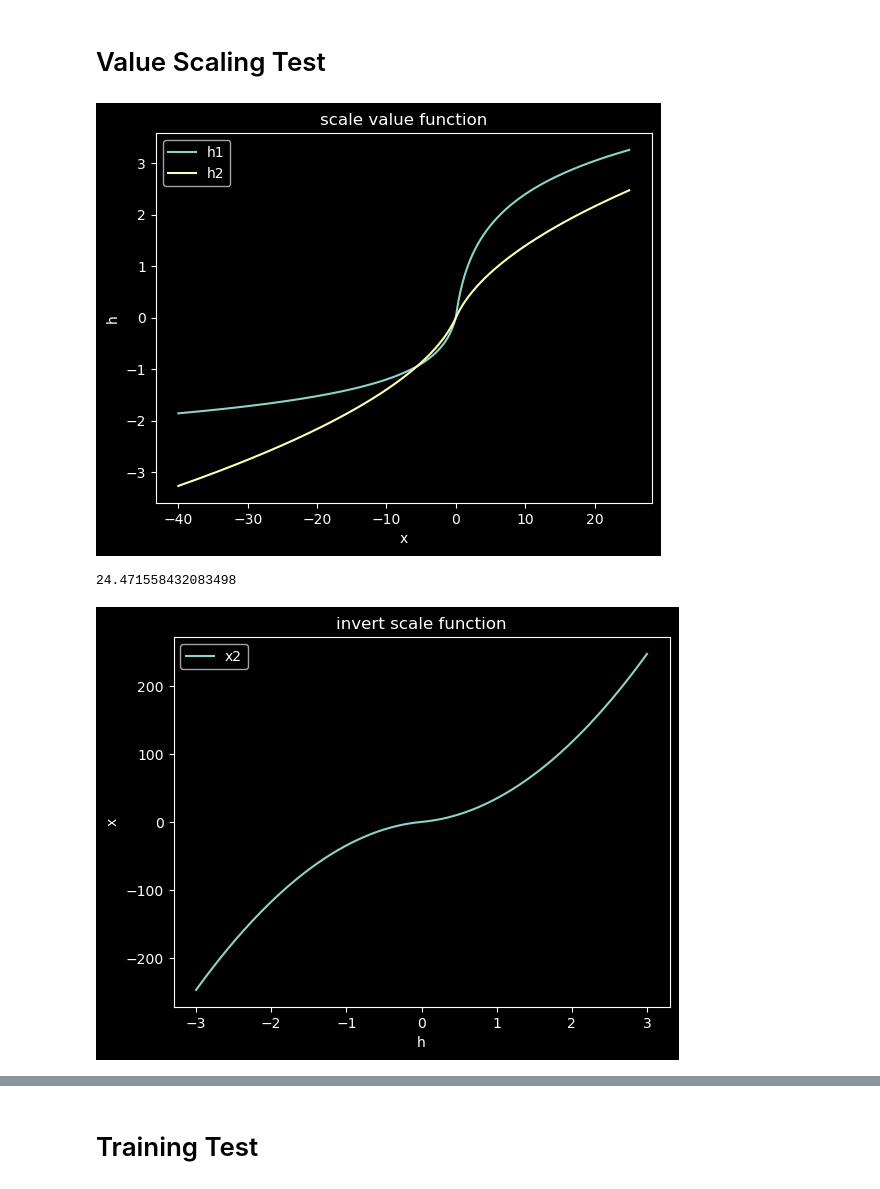
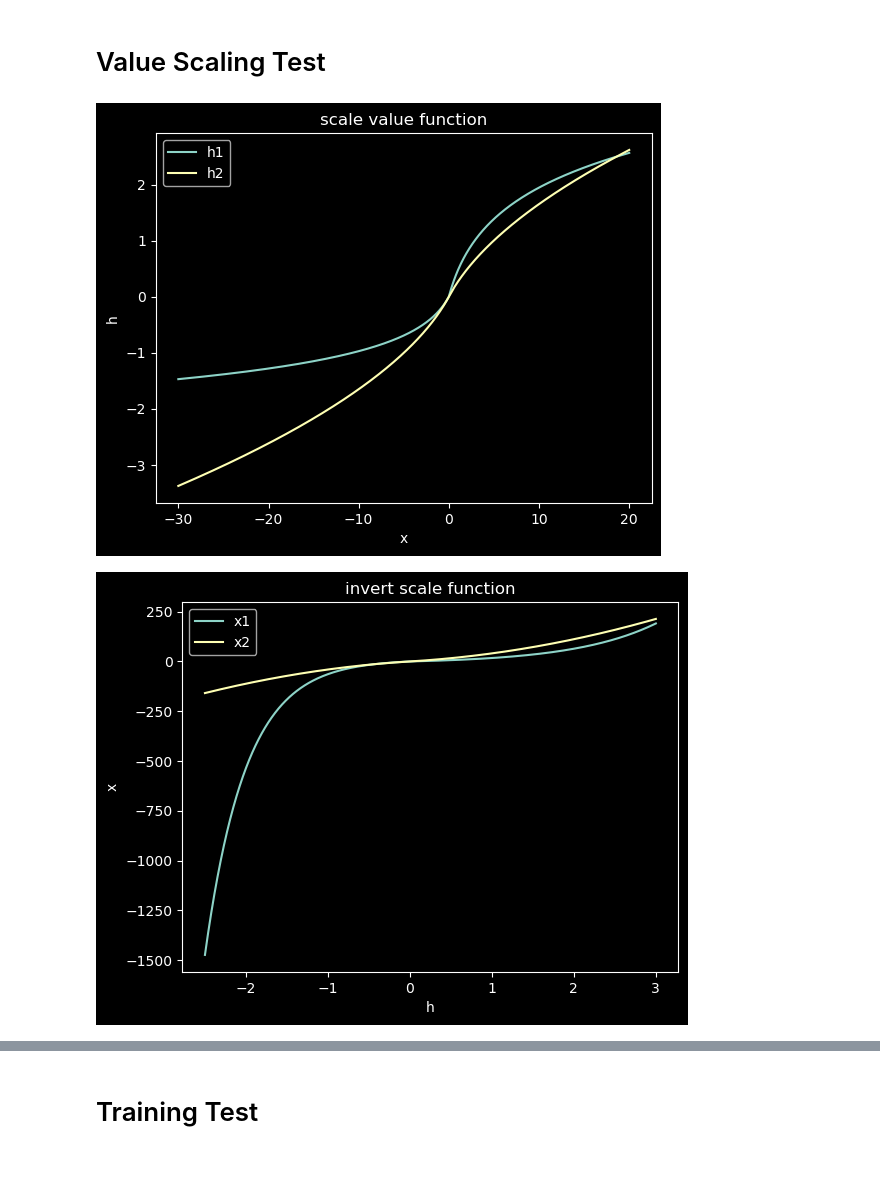
Before and after one commit to GhostKiller127/Reinforcement-Learning, a Jupyter notebook: src/testing.ipynb, the cells around one changed output, grey strips where cells are left out. Drawn from its saved outputs; the diff is of its cells as text; code cells hidden in the pictures.

```diff
--- a/src/testing.ipynb
+++ b/src/testing.ipynb
@@ -456,22 +456,30 @@ import numpy as np
 import matplotlib.pyplot as plt
 plt.style.use('dark_background')
 
-scale1 = 0.5
-scale2 = 0.6
-e = 0.001
+y_scale1 = 0.5
+y_scale2 = 1.0
+x_scale = 0.6
+# y_scale1 = 1.0
+# y_scale2 = 2.5
+# x_scale = 0.02
 
-def scale_value1(x, scale, e):
-    x_log = np.log(np.abs(x) + 1.) * scale
+def scale_value1(x, x_scale, y_scale):
+    x = x * x_scale
+    x_log = np.log(np.abs(x) + 1.)
     x = np.where(np.sign(x) > 0, x_log * 2, x_log * -1)
+    x = x * y_scale
     return x
 
-def scale_value2(x, scale, e):
-    x = (np.sign(x) * ((np.abs(x) + 1.)**(1/2) - 1.) + e * x) * scale
+def scale_value2(x, x_scale, y_scale):
+    x = x * x_scale
+    x = (np.sign(x) * ((np.abs(x) + 1.)**(1/2) - 1.) + 0.001 * x)
+    x = x * y_scale
     return x
 
-x = np.linspace(-40, 25, 1000)
-h1 = scale_value1(x, scale1, e)
-h2 = scale_value2(x, scale2, e)
+x = np.linspace(-30, 20, 1000)
+# x = np.linspace(-600, 300, 1000)
+h1 = scale_value1(x, x_scale, y_scale1)
+h2 = scale_value2(x, x_scale, y_scale2)
 
 plt.plot(x, h1, label='h1')
 plt.plot(x, h2, label='h2')
@@ -481,48 +489,39 @@ plt.title('scale value function')
 plt.legend()
 plt.show()
 # %% [output]
-[figure, old version]
+[figure, new version]
-# %%
-import numpy as np
-
-sum = 0
-for _ in range(500):
-    sum += 1*0.997**_
-sum
-
-300*0.995**500
-# %% [output]
-24.471558432083498
 # %%
 import numpy as np
 import matplotlib.pyplot as plt
 plt.style.use('dark_background')
 
-scale1 = 0.2
-scale2 = 0.2
-e = 0.001
+y_scale1 = 0.5
+y_scale2 = 0.8
+x_scale = 0.1
 
-def invert_scale1(h, scale, e):
-    h = h / scale
+def invert_scale1(h, x_scale, y_scale):
+    h = h / y_scale
     h_ = np.where(np.sign(h) > 0, np.abs(h) / 2, np.abs(h))
     h_ = np.sign(h) * (np.exp(h_) - 1)
+    h_ = h_ / x_scale
     return h_
 
-def invert_scale2(h, scale, e):
-    h = h / scale
-    h = np.sign(h) * ((((1 + 4*e*(np.abs(h) + 1 + e))**(1/2) - 1) / (2*e))**2 - 1)
+def invert_scale2(h, x_scale, y_scale):
+    h = h / y_scale
+    h = np.sign(h) * ((((1 + 4*0.001*(np.abs(h) + 1 + 0.001))**(1/2) - 1) / (2*0.001))**2 - 1)
+    h = h / x_scale
     return h
 
-hh = np.linspace(-3, 3, 1000)
-x1 = invert_scale1(hh, scale1, e)
-x2 = invert_scale2(hh, scale2, e)
+hh = np.linspace(-2.5, 3., 1000)
+x1 = invert_scale1(hh, x_scale, y_scale1)
+x2 = invert_scale2(hh, x_scale, y_scale2)
 
-# plt.plot(hh, x1, label='x1')
+plt.plot(hh, x1, label='x1')
 plt.plot(hh, x2, label='x2')
 plt.xlabel('h')
 plt.ylabel('x')
 plt.title('invert scale function')
 plt.legend()
 plt.show()
 # %% [output]
-[figure, old version]
+[figure, new version]
```
Also changed, not shown: parts of 6 cells of this notebook, 13 other files.
